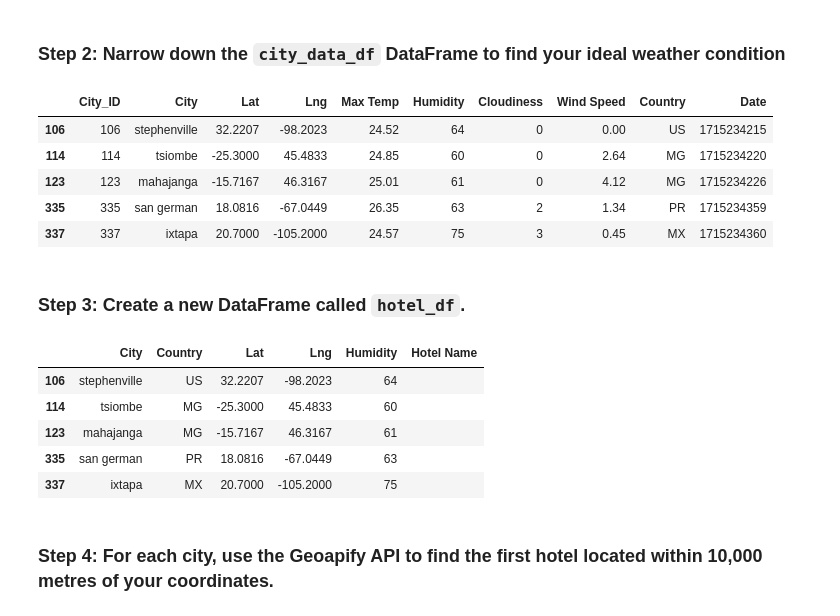
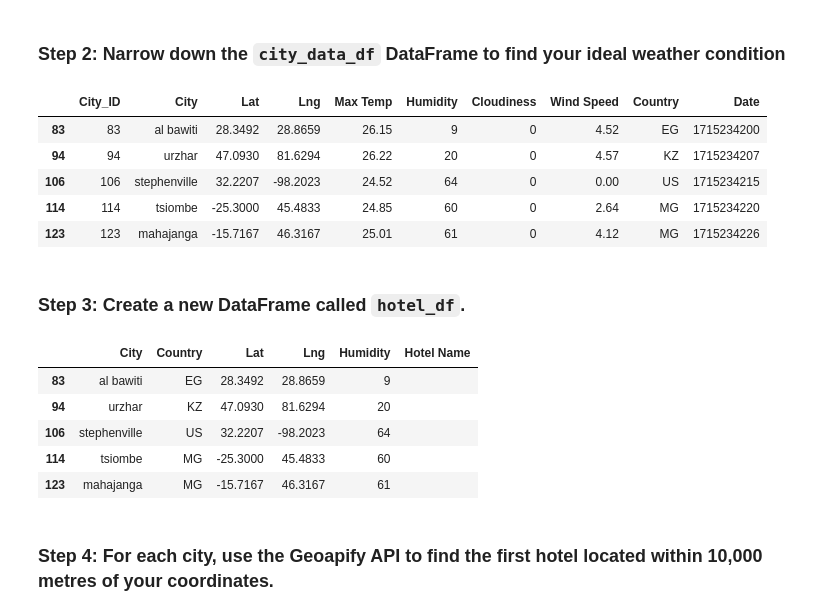
Before and after one commit to jkspiva/python-api-challenge, a Jupyter notebook: VacationPy.ipynb, the cells around one changed output. Cells and saved outputs as stored; diff of their text form; code cells hidden in the pictures.

```diff
--- a/VacationPy.ipynb
+++ b/VacationPy.ipynb
@@ -54,33 +54,35 @@ map_plot_1
 ### Step 2: Narrow down the `city_data_df` DataFrame to find your ideal weather condition
 # %%
 # Narrow down cities that fit criteria and drop any results with null values
-# 25 - 29 degress celsius
-city_data_df = city_data_df.loc[(city_data_df["Max Temp"] < 29) & (city_data_df["Max Temp"] > 24)]
+# 24 - 30 degress celsius
+city_data_df = city_data_df.loc[(city_data_df["Max Temp"] <= 30) & (city_data_df["Max Temp"] >= 24)]
 
-# wind speed < 4 m/s
-city_data_df = city_data_df.loc[(city_data_df["Wind Speed"] < 4.5)]
+# wind speed < 5 m/s
+city_data_df = city_data_df.loc[(city_data_df["Wind Speed"] < 5)]
 
-# cloudiness < 5
-city_data_df = city_data_df.loc[(city_data_df["Cloudiness"] < 5)]
+# cloudiness <= 10
+city_data_df = city_data_df.loc[(city_data_df["Cloudiness"] <= 10)]
 
 # Drop any rows with null values
 city_data_df = city_data_df.dropna()
 
 # Display sample data
 city_data_df.head()
 # %% [output]
 |  | City_ID | City | Lat | Lng | Max Temp | Humidity | Cloudiness | Wind Speed | Country | Date |
+| 83 | 83 | al bawiti | 28.3492 | 28.8659 | 26.15 | 9 | 0 | 4.52 | EG | 1715234200 |
+| 94 | 94 | urzhar | 47.0930 | 81.6294 | 26.22 | 20 | 0 | 4.57 | KZ | 1715234207 |
 | 106 | 106 | stephenville | 32.2207 | -98.2023 | 24.52 | 64 | 0 | 0.00 | US | 1715234215 |
 | 114 | 114 | tsiombe | -25.3000 | 45.4833 | 24.85 | 60 | 0 | 2.64 | MG | 1715234220 |
 | 123 | 123 | mahajanga | -15.7167 | 46.3167 | 25.01 | 61 | 0 | 4.12 | MG | 1715234226 |
-| 335 | 335 | san german | 18.0816 | -67.0449 | 26.35 | 63 | 2 | 1.34 | PR | 1715234359 |
-| 337 | 337 | ixtapa | 20.7000 | -105.2000 | 24.57 | 75 | 3 | 0.45 | MX | 1715234360 |
 # %% [markdown]
 ### Step 3: Create a new DataFrame called `hotel_df`.
 # %%
 # Use the Pandas copy function to create DataFrame called hotel_df to store the city, country, coordinates, and humidity
 
 hotel_df = city_data_df.copy()
+
+# dropped un-wanted columns
 hotel_df = hotel_df.drop(axis=1, columns=(["City_ID", "Max Temp", "Cloudiness", "Wind Speed", "Date"]))
 
 # reorganizing columns
@@ -93,11 +95,11 @@ hotel_df["Hotel Name"] = ""
 hotel_df.head()
 # %% [output]
 |  | City | Country | Lat | Lng | Humidity | Hotel Name |
+| 83 | al bawiti | EG | 28.3492 | 28.8659 | 9 |  |
+| 94 | urzhar | KZ | 47.0930 | 81.6294 | 20 |  |
 | 106 | stephenville | US | 32.2207 | -98.2023 | 64 |  |
 | 114 | tsiombe | MG | -25.3000 | 45.4833 | 60 |  |
 | 123 | mahajanga | MG | -15.7167 | 46.3167 | 61 |  |
-| 335 | san german | PR | 18.0816 | -67.0449 | 63 |  |
-| 337 | ixtapa | MX | 20.7000 | -105.2000 | 75 |  |
 # %% [markdown]
 ### Step 4: For each city, use the Geoapify API to find the first hotel located within 10,000 metres of your coordinates.
 # %%
```
Also changed, not shown: parts of 3 cells of this notebook.
